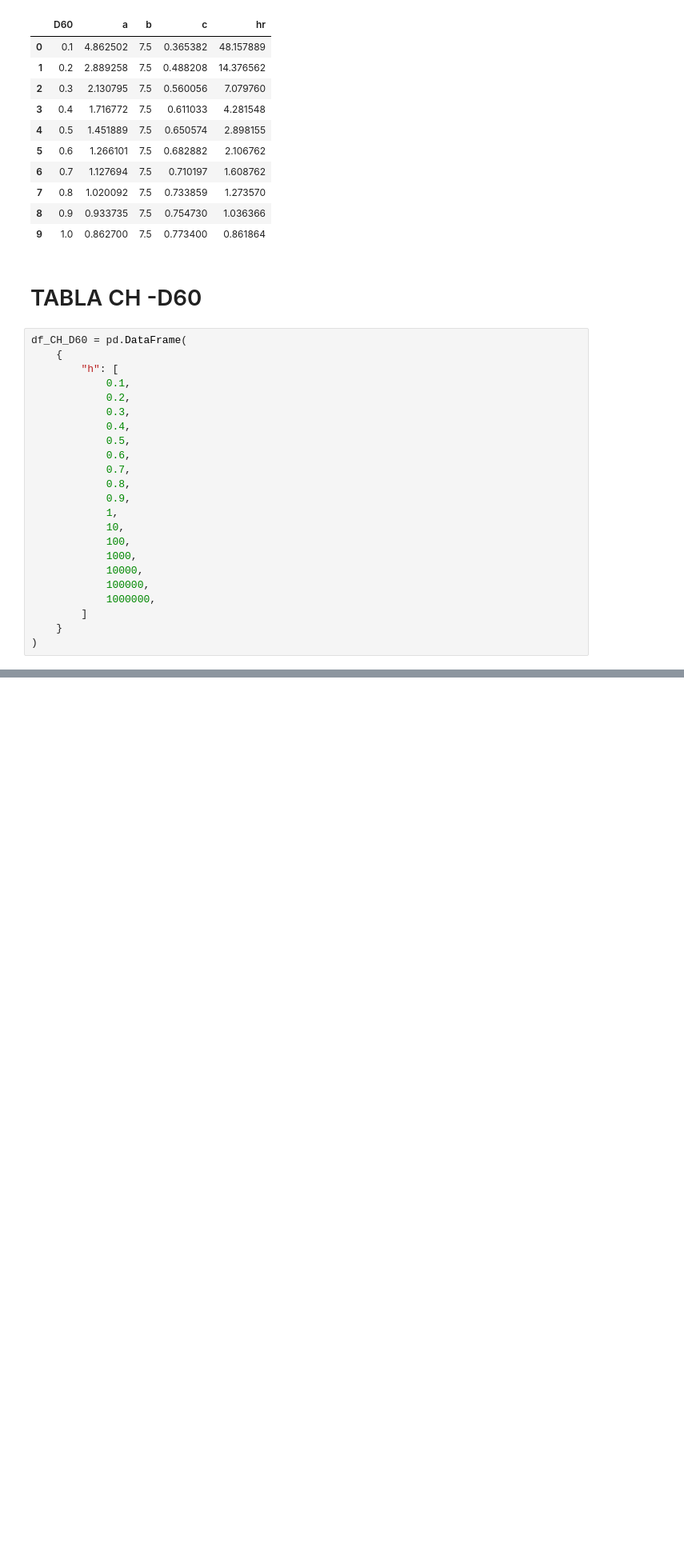
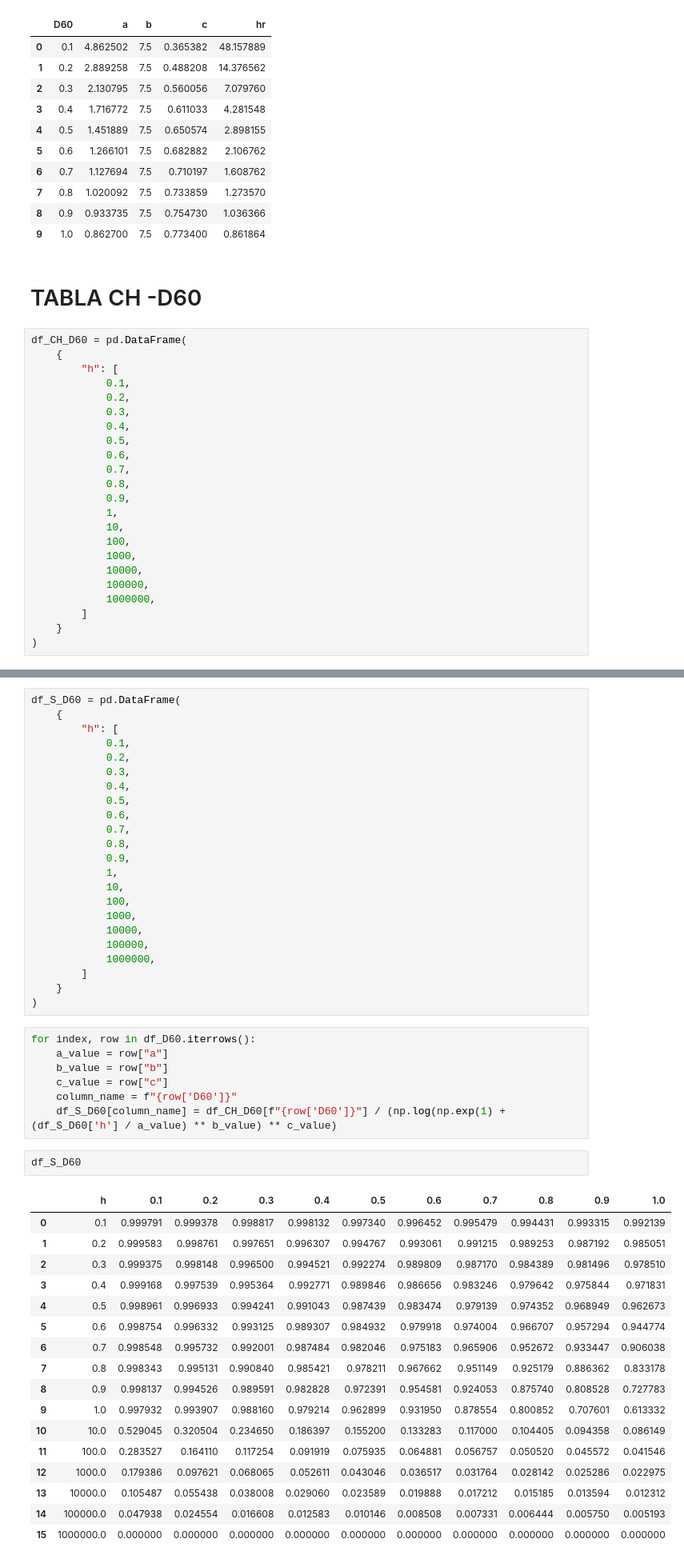
Before and after one commit to javi12we/TMI_Calculos, a Jupyter notebook: notebooks/5- Calculo_SWWCC.ipynb, the cells around one changed output, grey strips where cells are left out. Shown at 80% size. Saved outputs shown, nothing was run; the diff lists cells and outputs as text; blank space fills up the shorter version.

```diff
--- a/notebooks/5- Calculo_SWWCC.ipynb
+++ b/notebooks/5- Calculo_SWWCC.ipynb
@@ -260,0 +229,50 @@ df_D60
+# %%
+df_S_D60 = pd.DataFrame(
+    {
+        "h": [
+            0.1,
+            0.2,
+            0.3,
+            0.4,
+            0.5,
+            0.6,
+            0.7,
+            0.8,
+            0.9,
+            1,
+            10,
+            100,
+            1000,
+            10000,
+            100000,
+            1000000,
+        ]
+    }
+)
+# %%
+for index, row in df_D60.iterrows():
+    a_value = row["a"]
+    b_value = row["b"]
+    c_value = row["c"]
+    column_name = f"{row['D60']}"
+    df_S_D60[column_name] = df_CH_D60[f"{row['D60']}"] / (np.log(np.exp(1) + (df_S_D60['h'] / a_value) ** b_value) ** c_value)
+# %%
+df_S_D60
+# %% [output]
+|  | h | 0.1 | 0.2 | 0.3 | 0.4 | 0.5 | 0.6 | 0.7 | 0.8 | 0.9 | 1.0 |
+| 0 | 0.1 | 0.999791 | 0.999378 | 0.998817 | 0.998132 | 0.997340 | 0.996452 | 0.995479 | 0.994431 | 0.993315 | 0.992139 |
+| 1 | 0.2 | 0.999583 | 0.998761 | 0.997651 | 0.996307 | 0.994767 | 0.993061 | 0.991215 | 0.989253 | 0.987192 | 0.985051 |
+| 2 | 0.3 | 0.999375 | 0.998148 | 0.996500 | 0.994521 | 0.992274 | 0.989809 | 0.987170 | 0.984389 | 0.981496 | 0.978510 |
+| 3 | 0.4 | 0.999168 | 0.997539 | 0.995364 | 0.992771 | 0.989846 | 0.986656 | 0.983246 | 0.979642 | 0.975844 | 0.971831 |
+| 4 | 0.5 | 0.998961 | 0.996933 | 0.994241 | 0.991043 | 0.987439 | 0.983474 | 0.979139 | 0.974352 | 0.968949 | 0.962673 |
+| 5 | 0.6 | 0.998754 | 0.996332 | 0.993125 | 0.989307 | 0.984932 | 0.979918 | 0.974004 | 0.966707 | 0.957294 | 0.944774 |
+| 6 | 0.7 | 0.998548 | 0.995732 | 0.992001 | 0.987484 | 0.982046 | 0.975183 | 0.965906 | 0.952672 | 0.933447 | 0.906038 |
+| 7 | 0.8 | 0.998343 | 0.995131 | 0.990840 | 0.985421 | 0.978211 | 0.967662 | 0.951149 | 0.925179 | 0.886362 | 0.833178 |
+| 8 | 0.9 | 0.998137 | 0.994526 | 0.989591 | 0.982828 | 0.972391 | 0.954581 | 0.924053 | 0.875740 | 0.808528 | 0.727783 |
+| 9 | 1.0 | 0.997932 | 0.993907 | 0.988160 | 0.979214 | 0.962899 | 0.931950 | 0.878554 | 0.800852 | 0.707601 | 0.613332 |
+| 10 | 10.0 | 0.529045 | 0.320504 | 0.234650 | 0.186397 | 0.155200 | 0.133283 | 0.117000 | 0.104405 | 0.094358 | 0.086149 |
+| 11 | 100.0 | 0.283527 | 0.164110 | 0.117254 | 0.091919 | 0.075935 | 0.064881 | 0.056757 | 0.050520 | 0.045572 | 0.041546 |
+| 12 | 1000.0 | 0.179386 | 0.097621 | 0.068065 | 0.052611 | 0.043046 | 0.036517 | 0.031764 | 0.028142 | 0.025286 | 0.022975 |
+| 13 | 10000.0 | 0.105487 | 0.055438 | 0.038008 | 0.029060 | 0.023589 | 0.019888 | 0.017212 | 0.015185 | 0.013594 | 0.012312 |
+| 14 | 100000.0 | 0.047938 | 0.024554 | 0.016608 | 0.012583 | 0.010146 | 0.008508 | 0.007331 | 0.006444 | 0.005750 | 0.005193 |
+| 15 | 1000000.0 | 0.000000 | 0.000000 | 0.000000 | 0.000000 | 0.000000 | 0.000000 | 0.000000 | 0.000000 | 0.000000 | 0.000000 |
```
Also changed, not shown: parts of 9 cells of this notebook, 3 other files.
